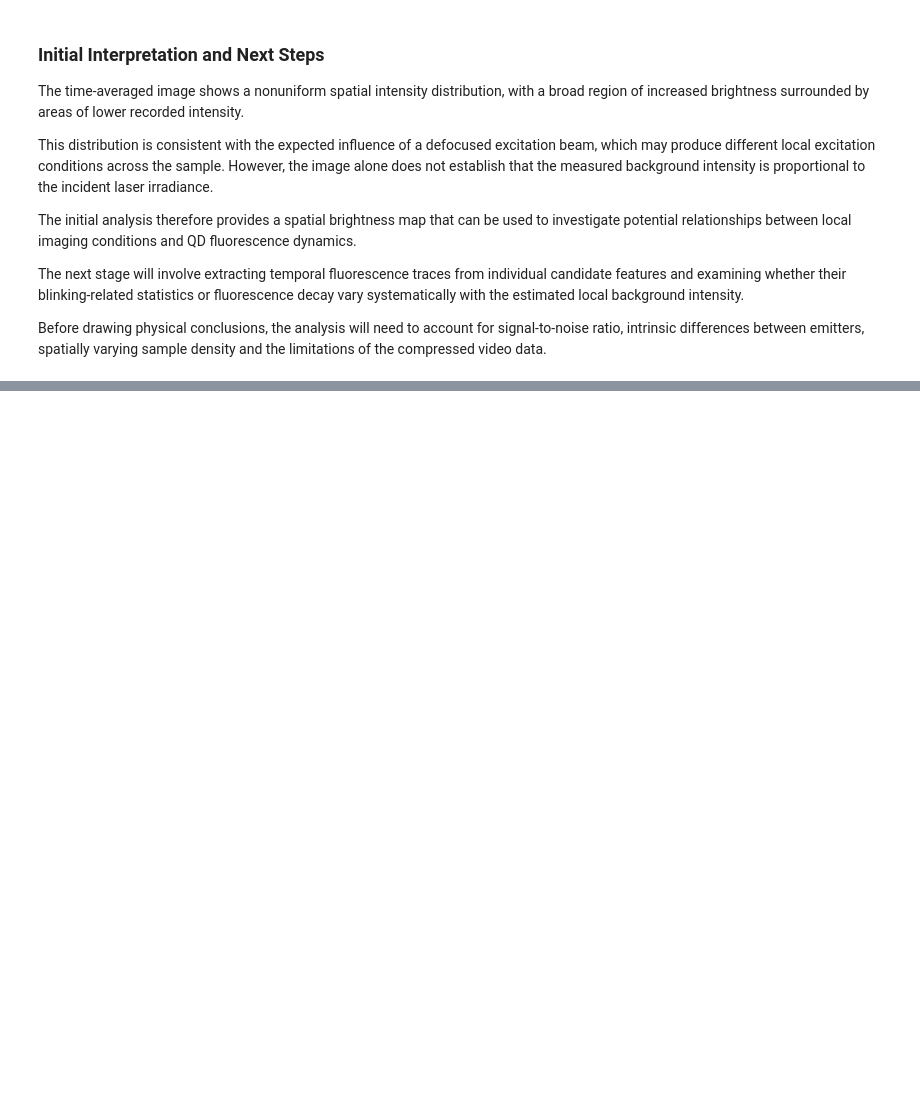
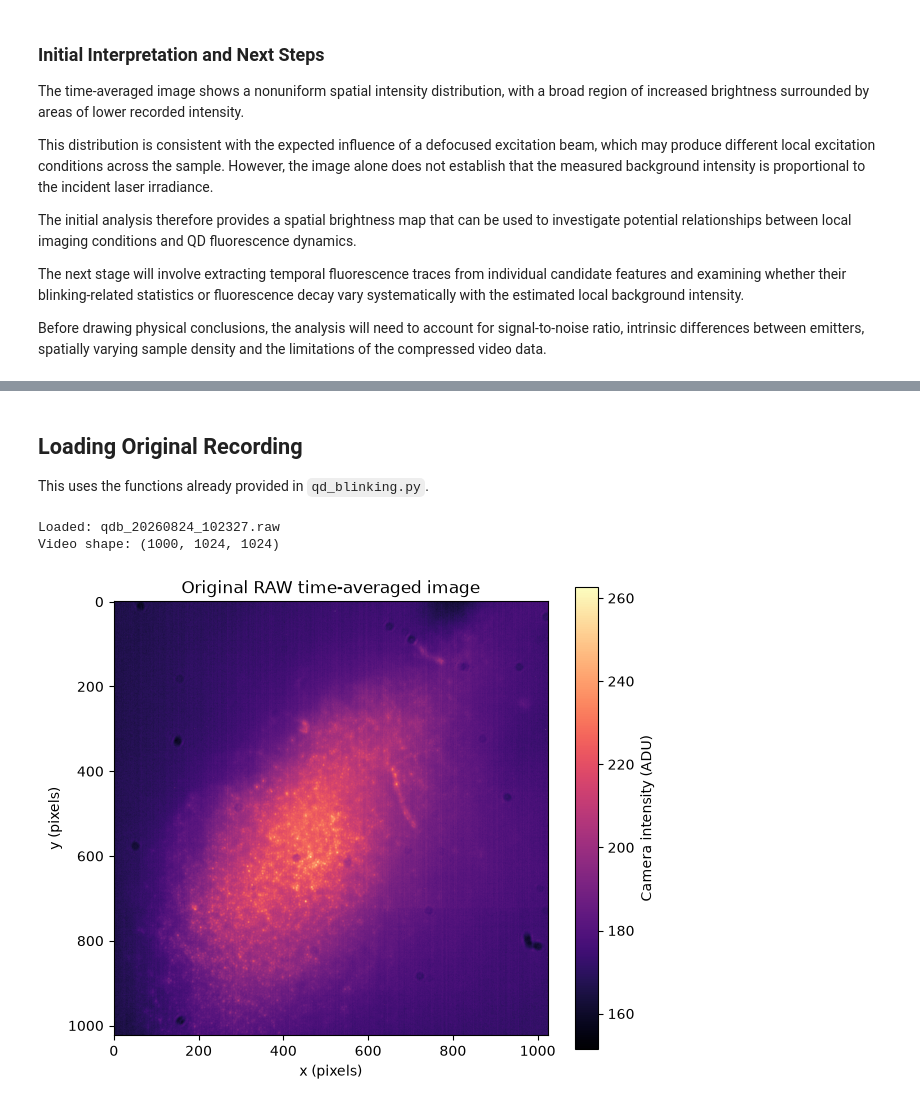
Before and after one commit to will3t/WT_MastersRepo, a Jupyter notebook: qd_blinking_supplementary_code/exploratory_analysis.ipynb, the cells around one changed output, grey strips where cells are left out. Cells and saved outputs as stored; diff of their text form; code cells hidden in the pictures; blank space fills up the shorter version.

```diff
--- a/qd_blinking_supplementary_code/exploratory_analysis.ipynb
+++ b/qd_blinking_supplementary_code/exploratory_analysis.ipynb
@@ -534,0 +555,41 @@ Before drawing physical conclusions, the analysis will need to account for signa
+# %% [markdown]
+## Loading Original Recording ##
+This uses the functions already provided in `qd_blinking.py`.
+# %%
+
+import numpy as np
+import pandas as pd
+import matplotlib.pyplot as plt
+
+from scipy.ndimage import median_filter, gaussian_filter
+from qd_blinking import load_raw_video, projections, select_input_file
+
+# Select the original 102327 RAW recording
+raw_path = Path("/Users/william/Documents/UNI/MASTERS PROJECT/WT_MastersRepo/qd_blinking_supplementary_code/Exp_Data/qdb_20260824_102327.raw")
+
+video = load_raw_video(
+    raw_path,
+    width=1024,
+    height=1024,
+    header_bytes=0,
+    dtype="<u2",
+    expected_frames=1000
+)
+
+# Existing function from qd_blinking.py
+mean_image, max_image = projections(video)
+
+print("Loaded:", raw_path.name)
+print("Video shape:", video.shape)
+
+plt.figure(figsize=(7, 6))
+plt.imshow(mean_image, cmap="magma")
+plt.colorbar(label="Camera intensity (ADU)")
+plt.title("Original RAW time-averaged image")
+plt.xlabel("x (pixels)")
+plt.ylabel("y (pixels)")
+plt.show()
+# %% [output]
+Loaded: qdb_20260824_102327.raw
+Video shape: (1000, 1024, 1024)
+[figure, added]
```
Also changed, not shown: parts of 17 cells of this notebook.
